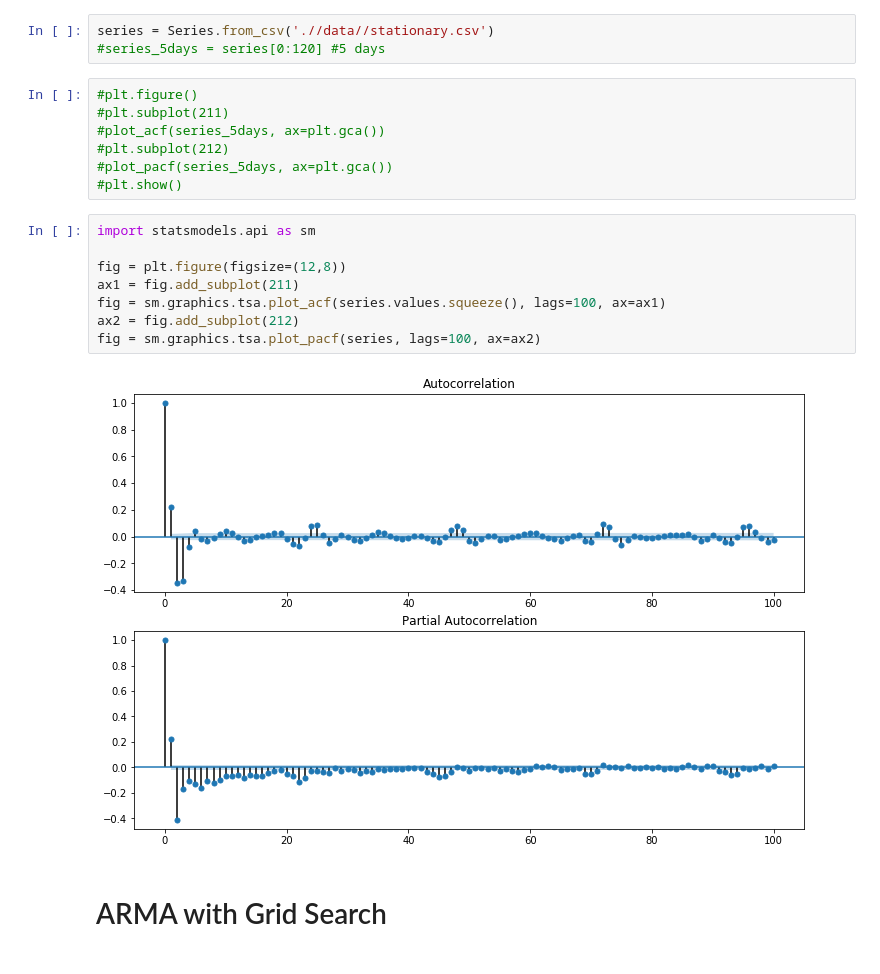
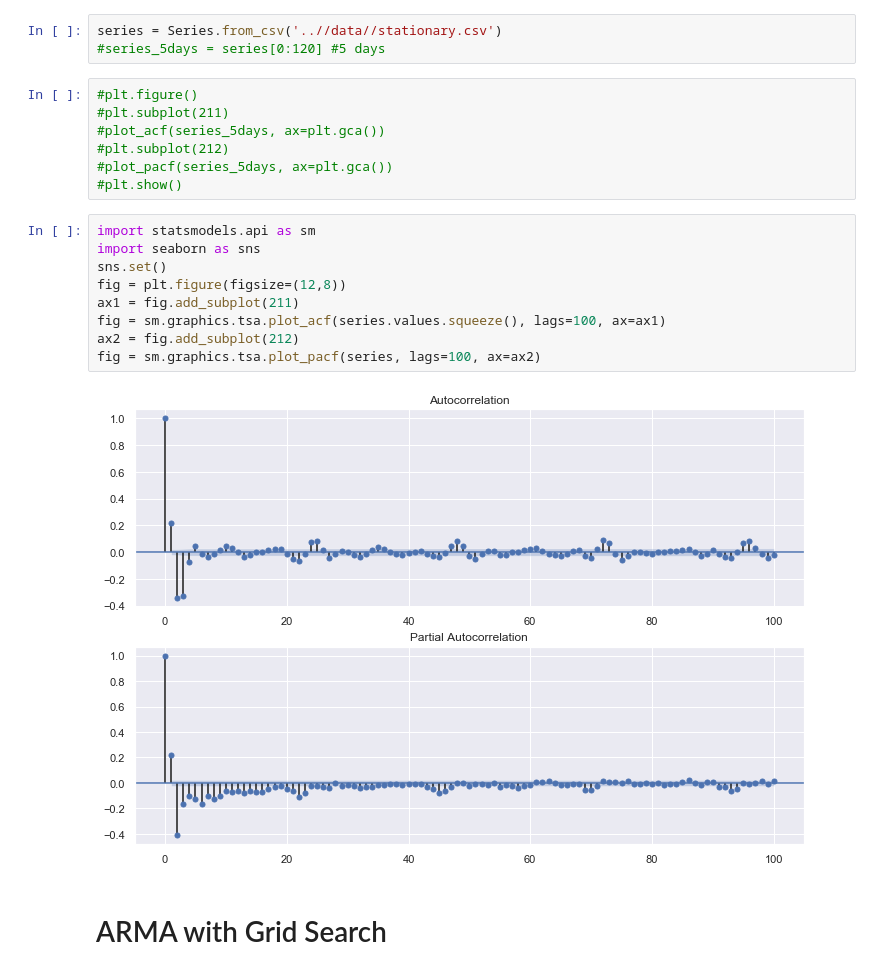
Before and after one commit to benhe119/Cyber-data-analytics_TUDelft, a Jupyter notebook: lab2/notebooks/ARMA.ipynb, the cells around one changed output. Cells and saved outputs as stored; diff of their text form.

```diff
--- a/lab2/notebooks/ARMA.ipynb
+++ b/lab2/notebooks/ARMA.ipynb
@@ -44,7 +48,7 @@ Critical Values:
 # %% [markdown]
 Now we use the previously made stationary signal to plot the ACF and Pacf
 # %%
-series = Series.from_csv('.//data//stationary.csv')
+series = Series.from_csv('..//data//stationary.csv')
 #series_5days = series[0:120] #5 days
 # %%
 #plt.figure()
@@ -55,14 +59,15 @@ series = Series.from_csv('.//data//stationary.csv')
 #plt.show()
 # %%
 import statsmodels.api as sm
-
+import seaborn as sns
+sns.set()
 fig = plt.figure(figsize=(12,8))
 ax1 = fig.add_subplot(211)
 fig = sm.graphics.tsa.plot_acf(series.values.squeeze(), lags=100, ax=ax1)
 ax2 = fig.add_subplot(212)
 fig = sm.graphics.tsa.plot_pacf(series, lags=100, ax=ax2)
 # %% [output]
-[figure, old version]
+[figure, new version]
 # %% [markdown]
 # ARMA with Grid Search
 # %% [markdown]
```
Also changed, not shown: parts of 1 cell of this notebook, 1 other file.
